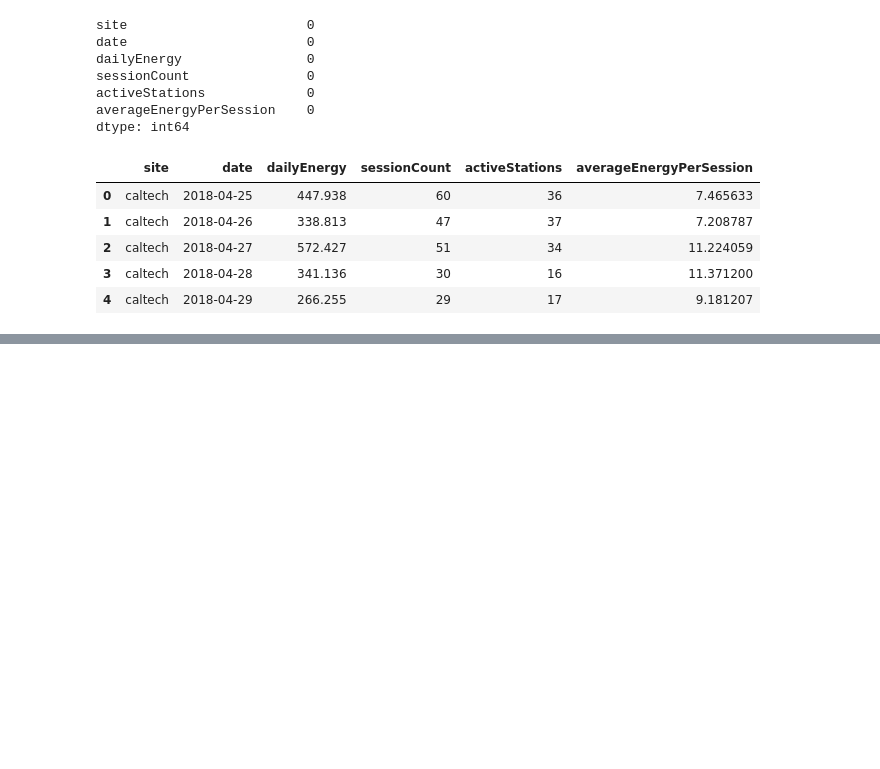
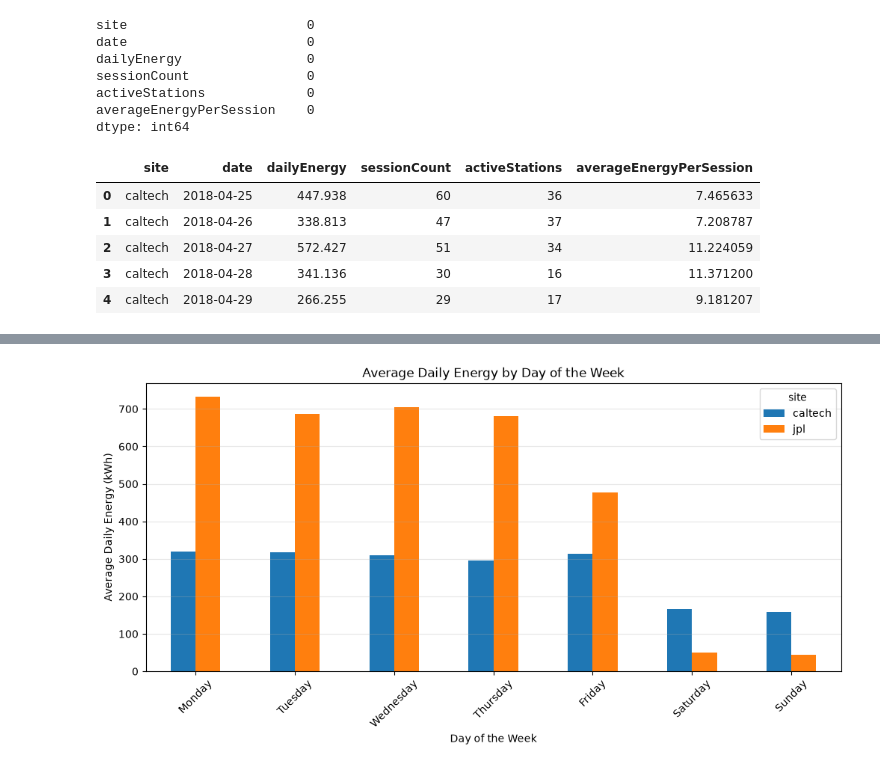
Before and after one commit to mikedalanon/EV-Thesis, a Jupyter notebook: EV_ConceptDriftAware_Thesis.ipynb, the cells around one changed output, grey strips where cells are left out. Saved outputs shown, nothing was run; the diff lists cells and outputs as text; code cells hidden in the pictures; blank space fills up the shorter version.

```diff
--- a/EV_ConceptDriftAware_Thesis.ipynb
+++ b/EV_ConceptDriftAware_Thesis.ipynb
@@ -301,0 +389,17 @@ Name: missingDay, dtype: int64
+# %%
+# Create a separate dataset containing only observed days.
+eda_df = daily_complete_df[
+    daily_complete_df["dataStatus"] == "available"
+].copy()
+
+# Display summary statistics for each site.
+summary_statistics = eda_df.groupby("site")[
+    [
+        "dailyEnergy",
+        "sessionCount",
+        "activeStations",
+        "averageEnergyPerSession"
+    ]
+].describe().round(2)
+
+summary_statistics.T
@@ -301,0 +456,49 @@ Name: missingDay, dtype: int64
+# %%
+# Get the weekday name from each date.
+eda_df["dayOfWeek"] = eda_df["date"].dt.day_name()
+
+# Arrange the weekdays in their correct order.
+weekday_order = [
+    "Monday",
+    "Tuesday",
+    "Wednesday",
+    "Thursday",
+    "Friday",
+    "Saturday",
+    "Sunday"
+]
+
+# Calculate the average daily energy for every weekday and site.
+weekday_energy = (
+    eda_df.groupby(
+        ["site", "dayOfWeek"],
+        as_index=False
+    )["dailyEnergy"]
+    .mean()
+)
+
+# Arrange the results for plotting.
+weekday_table = (
+    weekday_energy
+    .pivot(
+        index="dayOfWeek",
+        columns="site",
+        values="dailyEnergy"
+    )
+    .reindex(weekday_order)
+)
+
+# Create the bar graph.
+weekday_table.plot(
+    kind="bar",
+    figsize=(12, 5)
+)
+
+plt.title("Average Daily Energy by Day of the Week")
+plt.xlabel("Day of the Week")
+plt.ylabel("Average Daily Energy (kWh)")
+plt.xticks(rotation=45)
+plt.grid(axis="y", alpha=0.3)
+plt.show()
+# %% [output]
+[figure, added]
```
Also changed, not shown: parts of 8 cells of this notebook.
